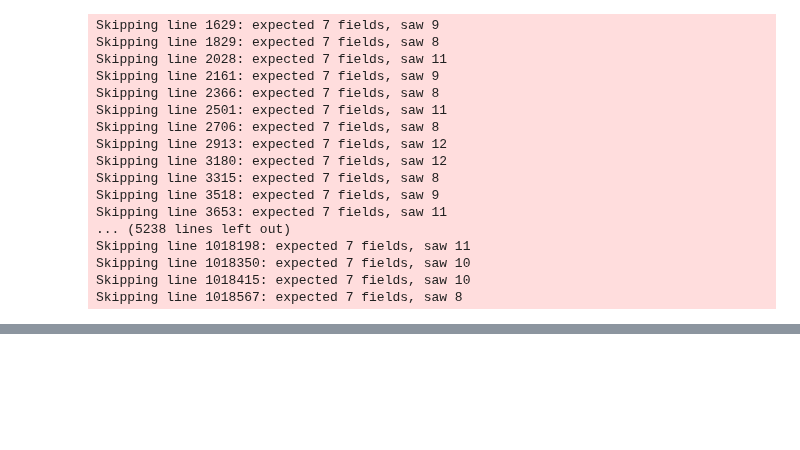
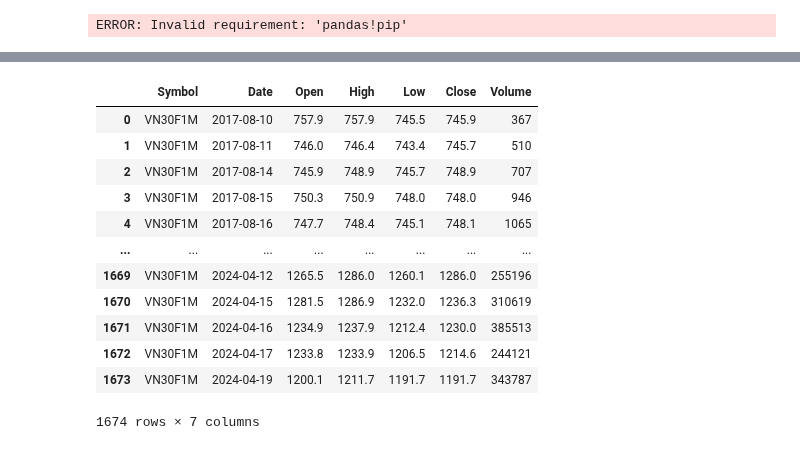
Before and after one commit to TrieuPH/python, a Jupyter notebook: Python/Data Analysis/Stock/stock_analysis.ipynb, the cells around one changed output, grey strips where cells are left out. Drawn from its saved outputs; the diff is of its cells as text; code cells hidden in the pictures; blank space fills up the shorter version.

```diff
--- a/Python/Data Analysis/Stock/stock_analysis.ipynb
+++ b/Python/Data Analysis/Stock/stock_analysis.ipynb
@@ -21,26 +1,30 @@ print(df.head())
-# %%
-# load data from csv file to dataframe
-try:
-    df = pd.read_csv('/Users/trieupham/Library/CloudStorage/OneDrive-BTMGlobalConsulting/Projects/data csv/prices_data_set.csv', on_bad_lines='warn')
-except FileNotFoundError as e:
-    print(e)
-    df = pd.read_csv(r'C:\Users\Trieu Pham\OneDrive - BTM Global Consulting\Projects\data csv\prices_data_set.csv', on_bad_lines='warn')
-df.dropna(inplace=True)
-# %% [output]
-Skipping line 1629: expected 7 fields, saw 9
-Skipping line 1829: expected 7 fields, saw 8
-Skipping line 2028: expected 7 fields, saw 11
-Skipping line 2161: expected 7 fields, saw 9
-Skipping line 2366: expected 7 fields, saw 8
-Skipping line 2501: expected 7 fields, saw 11
-Skipping line 2706: expected 7 fields, saw 8
-Skipping line 2913: expected 7 fields, saw 12
-Skipping line 3180: expected 7 fields, saw 12
-Skipping line 3315: expected 7 fields, saw 8
-Skipping line 3518: expected 7 fields, saw 9
-Skipping line 3653: expected 7 fields, saw 11
-... (5238 lines left out)
-Skipping line 1018198: expected 7 fields, saw 11
-Skipping line 1018350: expected 7 fields, saw 10
-Skipping line 1018415: expected 7 fields, saw 10
-Skipping line 1018567: expected 7 fields, saw 8
+# %%
+###Load csv data to pandas dataframe
+
+##Import libraries
+# if not installed, install pandas
+if not 'pandas' in locals():
+    !pip install pandas!pip install pandas
+
+# if not installed, install numpy
+if not 'numpy' in locals():
+    !pip install numpy
+
+import numpy as np
+import pandas as pd
+import warnings
+
+##Load data
+#Directly from csv
+dir = 'C:\\DataExport'
+file = 'VN30F1M.csv'
+
+# Define a date parser function
+date_parser = lambda x: pd.to_datetime(x, format='%y%m%d')
+
+# Load data to dataframe with date parser
+df = pd.read_csv(dir + '\\' + file, parse_dates=['Date'], date_parser=date_parser)
+
+df
+# %% [output]
+ERROR: Invalid requirement: 'pandas!pip'
@@ -46,0 +32,13 @@ Skipping line 1018567: expected 7 fields, saw 8
+|  | Symbol | Date | Open | High | Low | Close | Volume |
+| 0 | VN30F1M | 2017-08-10 | 757.9 | 757.9 | 745.5 | 745.9 | 367 |
+| 1 | VN30F1M | 2017-08-11 | 746.0 | 746.4 | 743.4 | 745.7 | 510 |
+| 2 | VN30F1M | 2017-08-14 | 745.9 | 748.9 | 745.7 | 748.9 | 707 |
+| 3 | VN30F1M | 2017-08-15 | 750.3 | 750.9 | 748.0 | 748.0 | 946 |
+| 4 | VN30F1M | 2017-08-16 | 747.7 | 748.4 | 745.1 | 748.1 | 1065 |
+| ... | ... | ... | ... | ... | ... | ... | ... |
+| 1669 | VN30F1M | 2024-04-12 | 1265.5 | 1286.0 | 1260.1 | 1286.0 | 255196 |
+| 1670 | VN30F1M | 2024-04-15 | 1281.5 | 1286.9 | 1232.0 | 1236.3 | 310619 |
+| 1671 | VN30F1M | 2024-04-16 | 1234.9 | 1237.9 | 1212.4 | 1230.0 | 385513 |
+| 1672 | VN30F1M | 2024-04-17 | 1233.8 | 1233.9 | 1206.5 | 1214.6 | 244121 |
+| 1673 | VN30F1M | 2024-04-19 | 1200.1 | 1211.7 | 1191.7 | 1191.7 | 343787 |
+1674 rows × 7 columns
```
Also changed, not shown: parts of 32 cells of this notebook, 25 other files.
